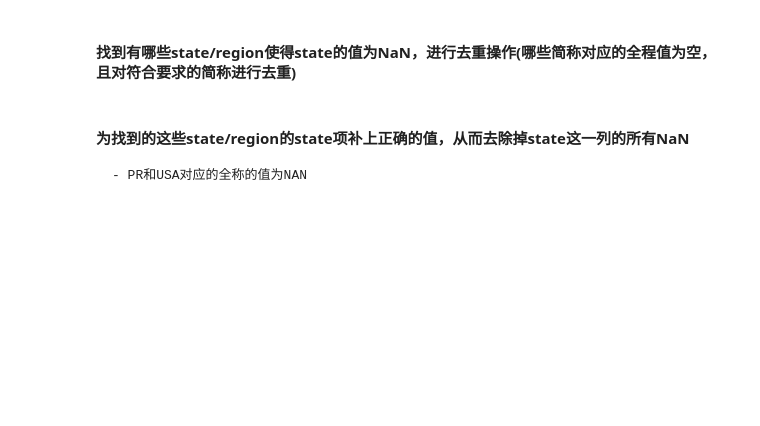
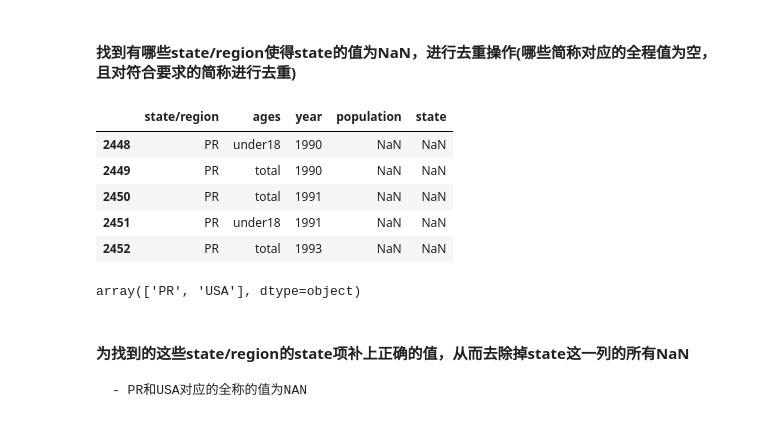
Before and after one commit to PeterZhangxing/my_lectures, a Jupyter notebook: second_lecture/American_people_blank.ipynb, the cells around one changed output. Saved outputs shown, nothing was run; the diff lists cells and outputs as text; code cells hidden in the pictures; blank space fills up the shorter version.

```diff
--- a/second_lecture/American_people_blank.ipynb
+++ b/second_lecture/American_people_blank.ipynb
@@ -74,3 +122,18 @@ area.head()
+# %%
+# 找出state的空对应的简称数据
+abb_pop.loc[abb_pop['state'].isnull()].head()
+# %% [output]
+|  | state/region | ages | year | population | state |
+| 2448 | PR | under18 | 1990 | NaN | NaN |
+| 2449 | PR | total | 1990 | NaN | NaN |
+| 2450 | PR | total | 1991 | NaN | NaN |
+| 2451 | PR | under18 | 1991 | NaN | NaN |
+| 2452 | PR | total | 1993 | NaN | NaN |
+# %%
+# 对符合要求的简称进行去重
+abb_pop.loc[abb_pop['state'].isnull()]['state/region'].unique()
+# %% [output]
+array(['PR', 'USA'], dtype=object)
 # %% [markdown]
 #### 为找到的这些state/region的state项补上正确的值，从而去除掉state这一列的所有NaN
     - PR和USA对应的全称的值为NAN
```
Also changed, not shown: parts of 38 cells of this notebook, 1 other file.
